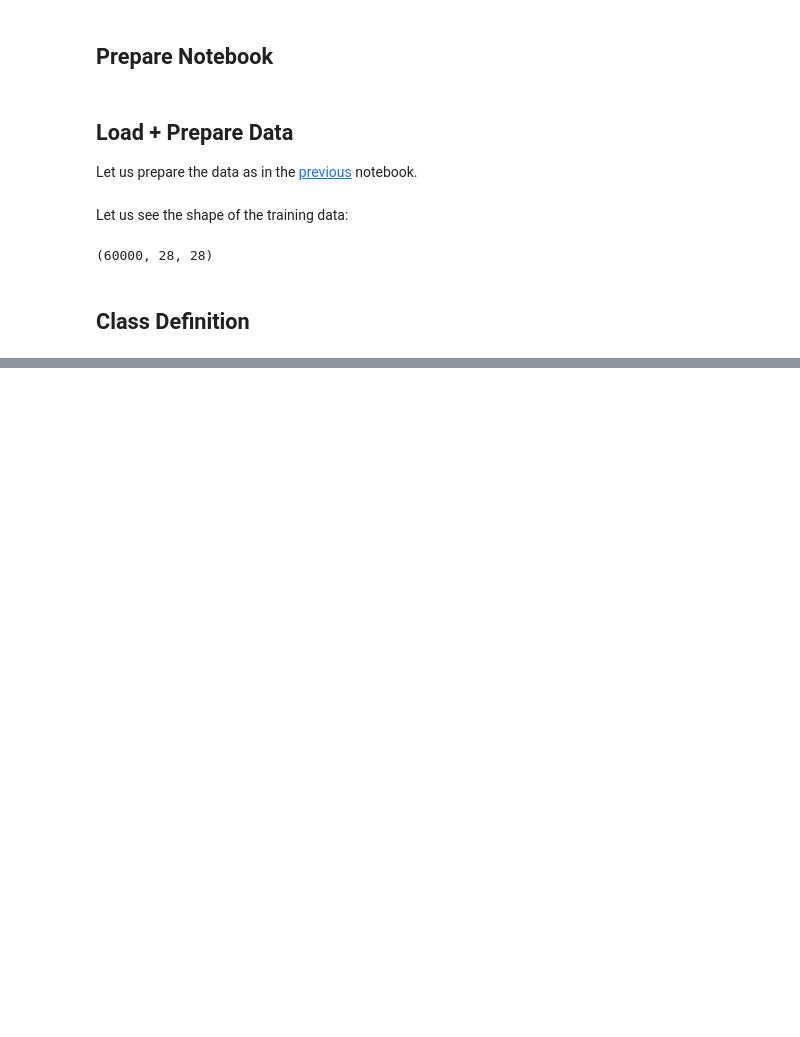
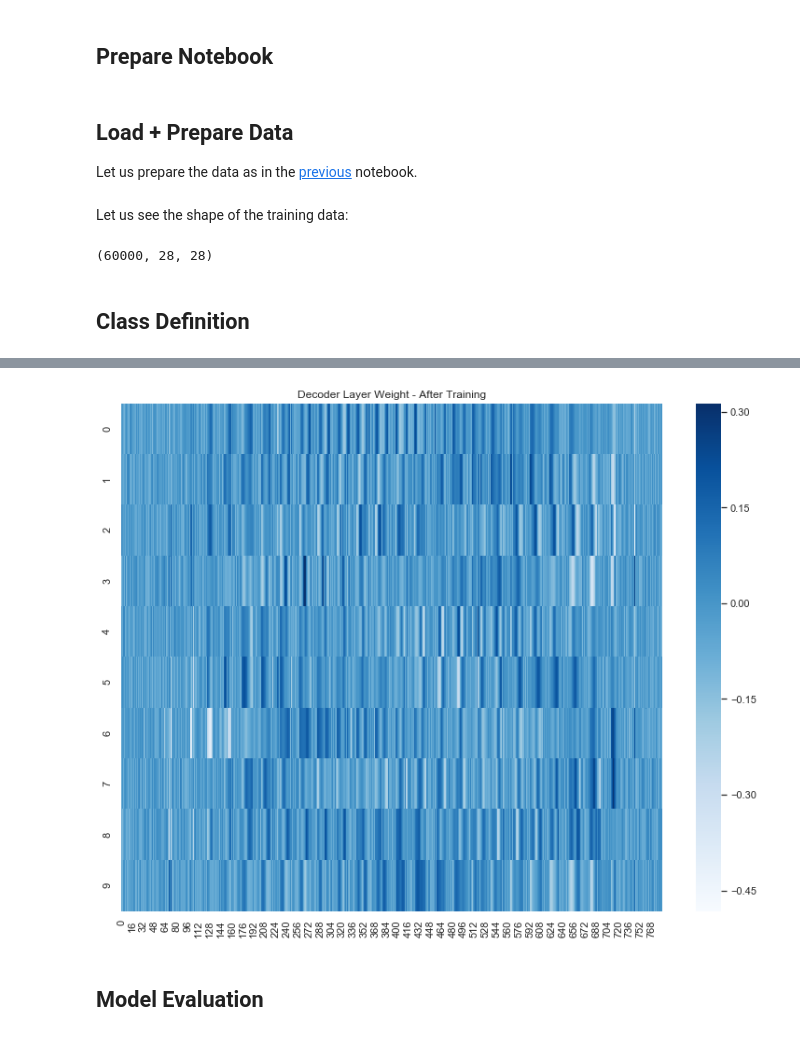
Before and after one commit to juanitorduz/math_deep_learning_summer_school19, a Jupyter notebook: keras/mnist_autoencoder.ipynb, the cells around one changed output, grey strips where cells are left out. Saved outputs shown, nothing was run; the diff lists cells and outputs as text; code cells hidden in the pictures; blank space fills up the shorter version.

```diff
--- a/keras/mnist_autoencoder.ipynb
+++ b/keras/mnist_autoencoder.ipynb
@@ -116,0 +164,8 @@ Epoch 5/5
+# %%
+fig, ax = plt.subplots(figsize=(13, 10))
+sns.heatmap(ae.weights[2].numpy(), ax=ax, cmap="Blues")
+ax.set(title='Decoder Layer Weight - After Training');
+# %% [output]
+[figure, added]
+# %% [markdown]
+## Model Evaluation
```
Also changed, not shown: parts of 23 cells of this notebook.
